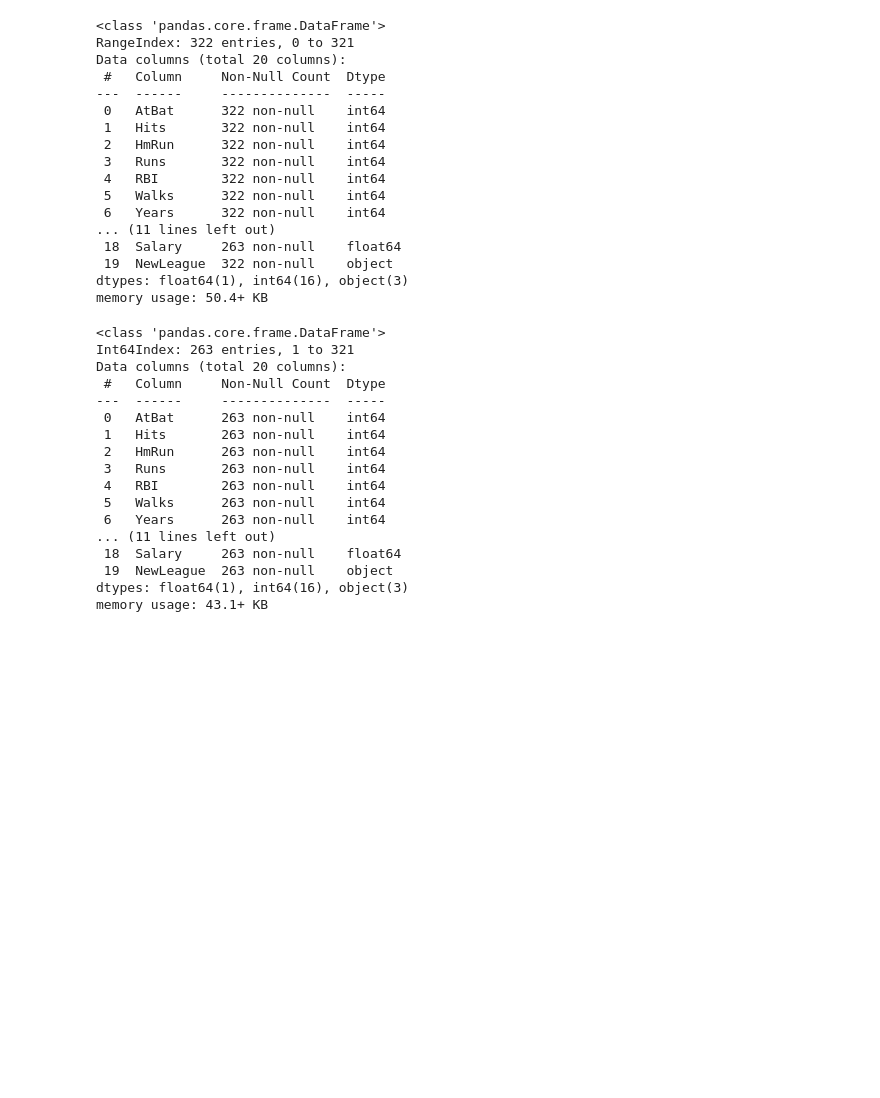
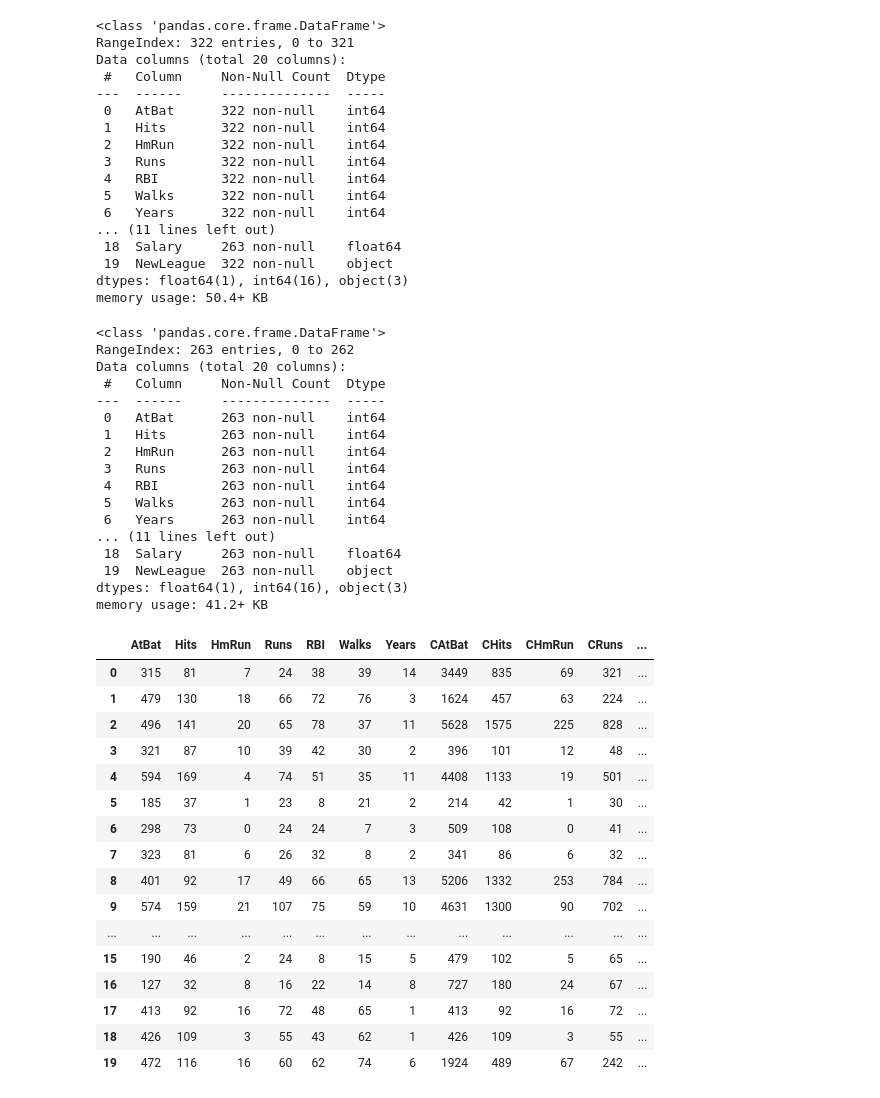
Before and after one commit to klee30810/ISLR_python, a Jupyter notebook: notebooks/6. Linear Model Selection and Regularization.ipynb, the cells around one changed output. Cells and saved outputs as stored; diff of their text form; code cells hidden in the pictures; blank space fills up the shorter version.

```diff
--- a/notebooks/6. Linear Model Selection and Regularization.ipynb
+++ b/notebooks/6. Linear Model Selection and Regularization.ipynb
@@ -220,10 +220,11 @@ dtypes: float64(1), int64(16), object(3)
 memory usage: 50.4+ KB
 # %%
 df.dropna(axis=0, inplace=True) # remove all data
+df.reset_index(inplace=True, drop=True)
 df.info()
 # %% [output]
 <class 'pandas.core.frame.DataFrame'>
-Int64Index: 263 entries, 1 to 321
+RangeIndex: 263 entries, 0 to 262
 Data columns (total 20 columns):
  #   Column     Non-Null Count  Dtype
 ---  ------     --------------  -----
@@ -238,4 +239,24 @@ Data columns (total 20 columns):
  18  Salary     263 non-null    float64
  19  NewLeague  263 non-null    object
 dtypes: float64(1), int64(16), object(3)
-memory usage: 43.1+ KB
+memory usage: 41.2+ KB
+# %%
+df.head(20)
+# %% [output]
+|  | AtBat | Hits | HmRun | Runs | RBI | Walks | Years | CAtBat | CHits | CHmRun | CRuns | ... |
+| 0 | 315 | 81 | 7 | 24 | 38 | 39 | 14 | 3449 | 835 | 69 | 321 | ... |
+| 1 | 479 | 130 | 18 | 66 | 72 | 76 | 3 | 1624 | 457 | 63 | 224 | ... |
+| 2 | 496 | 141 | 20 | 65 | 78 | 37 | 11 | 5628 | 1575 | 225 | 828 | ... |
+| 3 | 321 | 87 | 10 | 39 | 42 | 30 | 2 | 396 | 101 | 12 | 48 | ... |
+| 4 | 594 | 169 | 4 | 74 | 51 | 35 | 11 | 4408 | 1133 | 19 | 501 | ... |
+| 5 | 185 | 37 | 1 | 23 | 8 | 21 | 2 | 214 | 42 | 1 | 30 | ... |
+| 6 | 298 | 73 | 0 | 24 | 24 | 7 | 3 | 509 | 108 | 0 | 41 | ... |
+| 7 | 323 | 81 | 6 | 26 | 32 | 8 | 2 | 341 | 86 | 6 | 32 | ... |
+| 8 | 401 | 92 | 17 | 49 | 66 | 65 | 13 | 5206 | 1332 | 253 | 784 | ... |
+| 9 | 574 | 159 | 21 | 107 | 75 | 59 | 10 | 4631 | 1300 | 90 | 702 | ... |
+| ... | ... | ... | ... | ... | ... | ... | ... | ... | ... | ... | ... | ... |
+| 15 | 190 | 46 | 2 | 24 | 8 | 15 | 5 | 479 | 102 | 5 | 65 | ... |
+| 16 | 127 | 32 | 8 | 16 | 22 | 14 | 8 | 727 | 180 | 24 | 67 | ... |
+| 17 | 413 | 92 | 16 | 72 | 48 | 65 | 1 | 413 | 92 | 16 | 72 | ... |
+| 18 | 426 | 109 | 3 | 55 | 43 | 62 | 1 | 426 | 109 | 3 | 55 | ... |
+| 19 | 472 | 116 | 16 | 60 | 62 | 74 | 6 | 1924 | 489 | 67 | 242 | ... |
```
Also changed, not shown: parts of 9 cells of this notebook, 1 other file.
